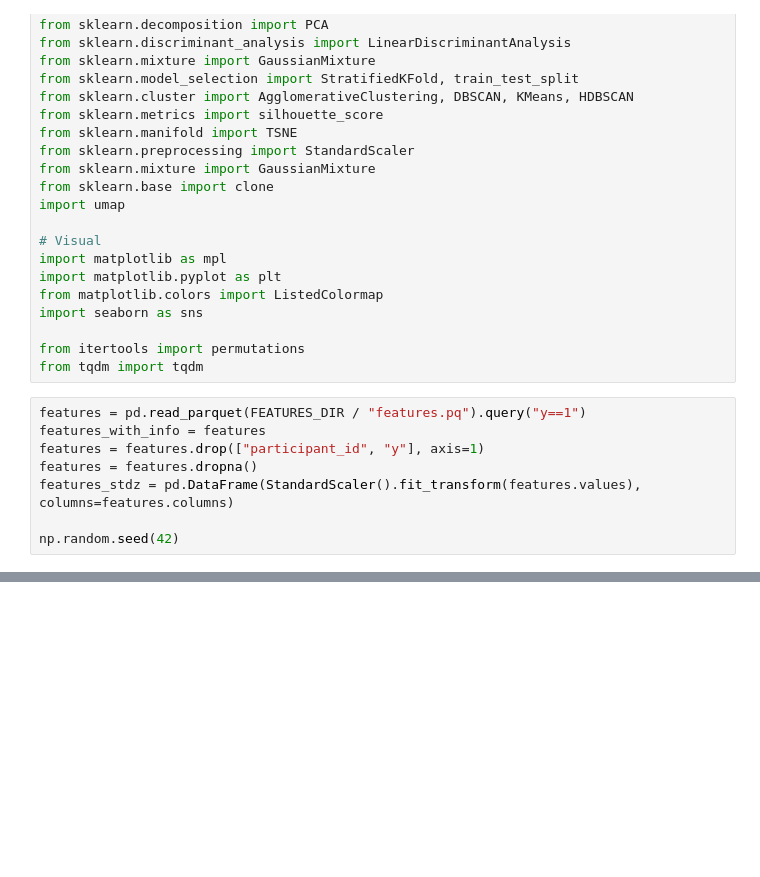
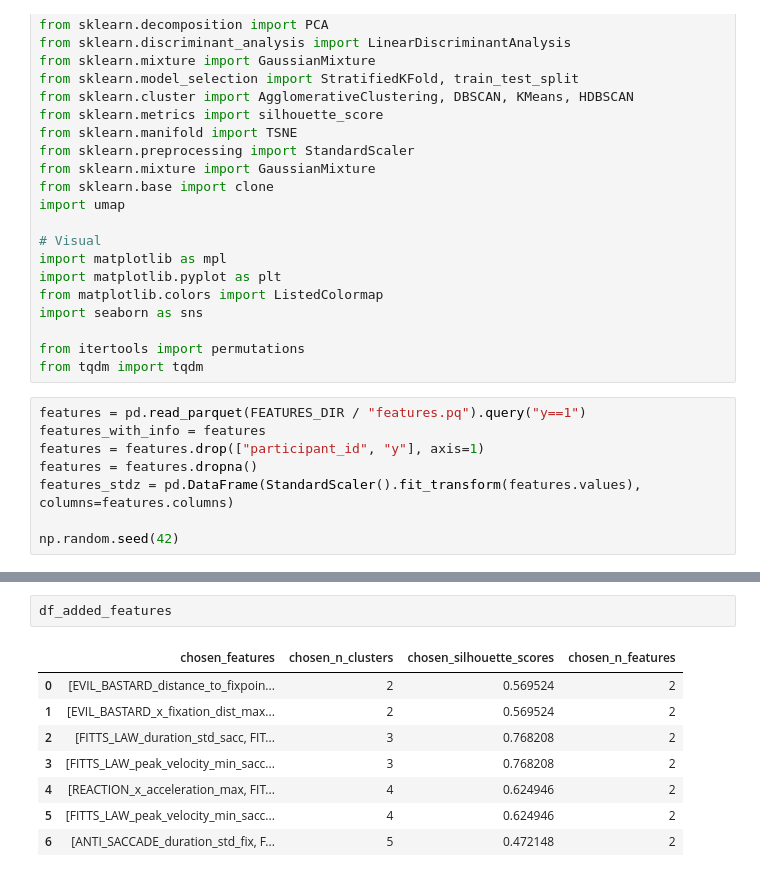
Before and after one commit to krusand/Analyzing-concussions-through-eyetracking-measurements, a Jupyter notebook: src/clustering_greedy_search.ipynb, the cells around one changed output, grey strips where cells are left out. Drawn from its saved outputs; the diff is of its cells as text; blank space fills up the shorter version.

```diff
--- a/src/clustering_greedy_search.ipynb
+++ b/src/clustering_greedy_search.ipynb
@@ -310,3 +320,14 @@ def plot_scatter_of_clusters(X, clustering_model = None, reducer=None, labels=No
+# %%
+df_added_features
+# %% [output]
+|  | chosen_features | chosen_n_clusters | chosen_silhouette_scores | chosen_n_features |
+| 0 | [EVIL_BASTARD_distance_to_fixpoin... | 2 | 0.569524 | 2 |
+| 1 | [EVIL_BASTARD_x_fixation_dist_max... | 2 | 0.569524 | 2 |
+| 2 | [FITTS_LAW_duration_std_sacc, FIT... | 3 | 0.768208 | 2 |
+| 3 | [FITTS_LAW_peak_velocity_min_sacc... | 3 | 0.768208 | 2 |
+| 4 | [REACTION_x_acceleration_max, FIT... | 4 | 0.624946 | 2 |
+| 5 | [FITTS_LAW_peak_velocity_min_sacc... | 4 | 0.624946 | 2 |
+| 6 | [ANTI_SACCADE_duration_std_fix, F... | 5 | 0.472148 | 2 |
 # %%
 nrows_in_df = df_added_features.shape[0]
 nrows_in_plot = int(np.ceil(nrows_in_df/4))
```
Also changed, not shown: parts of 5 cells of this notebook.
